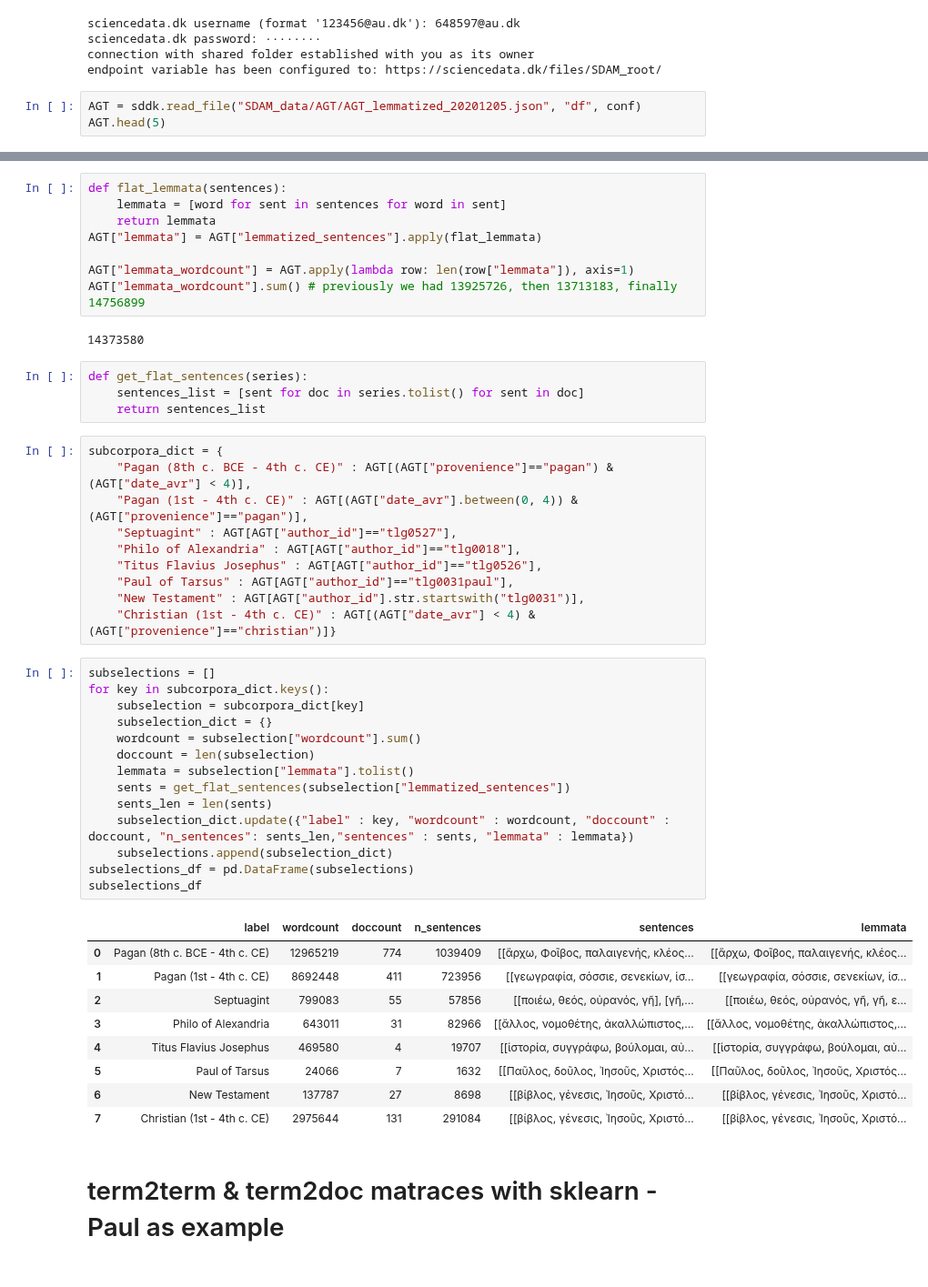
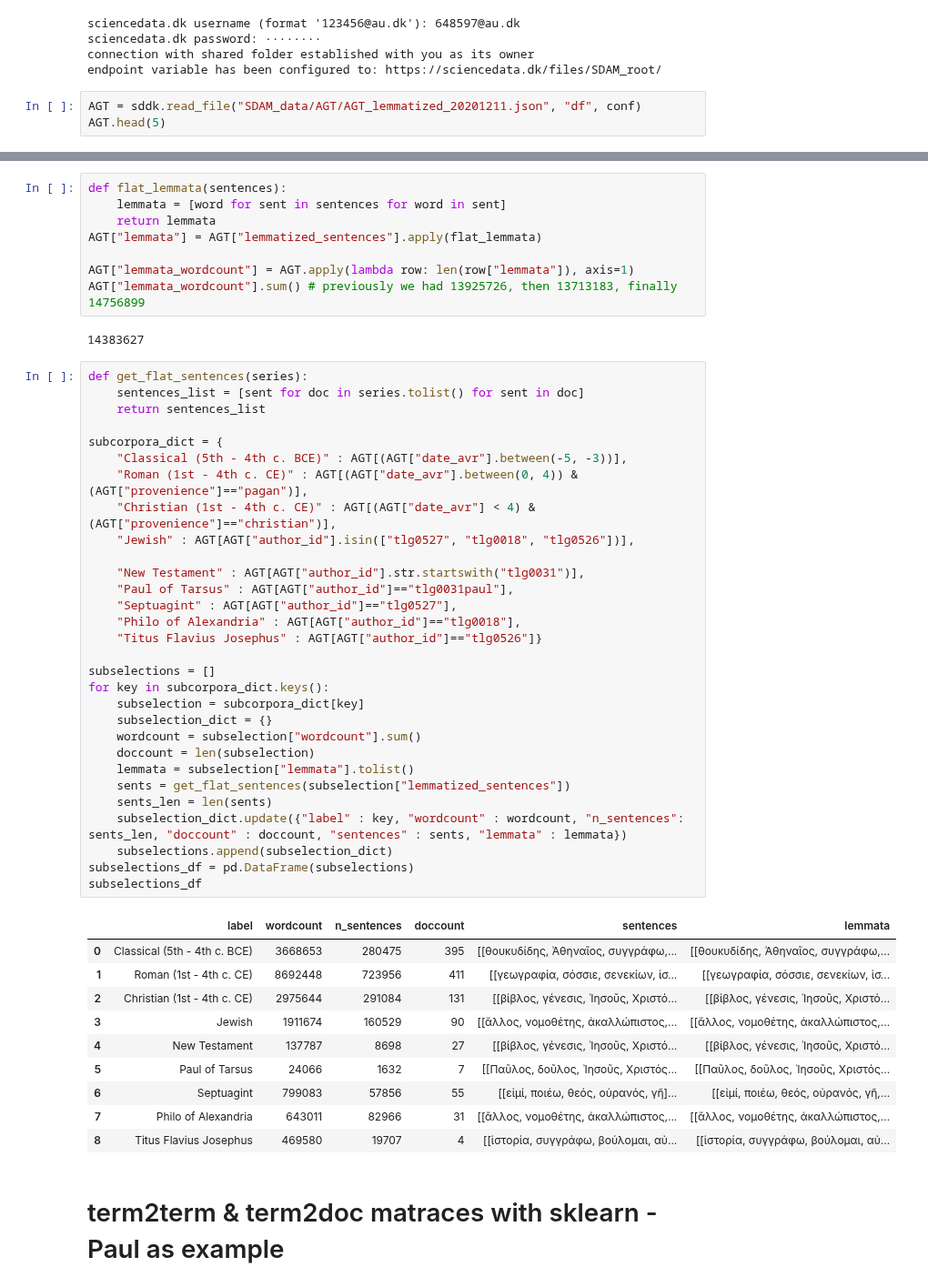
Before and after one commit to kasev/ECCE, a Jupyter notebook: scripts/NETWORKS_development.ipynb, the cells around one changed output, grey strips where cells are left out. Shown at 91% size. Saved outputs shown, nothing was run; the diff lists cells and outputs as text.

```diff
--- a/scripts/NETWORKS_development.ipynb
+++ b/scripts/NETWORKS_development.ipynb
@@ -55,7 +55,7 @@ sciencedata.dk password: ········
 connection with shared folder established with you as its owner
 endpoint variable has been configured to: https://sciencedata.dk/files/SDAM_root/
 # %%
-AGT = sddk.read_file("SDAM_data/AGT/AGT_lemmatized_20201205.json", "df", conf)
+AGT = sddk.read_file("SDAM_data/AGT/AGT_lemmatized_20201211.json", "df", conf)
 AGT.head(5)
 # %% [output]
 |  | filename | author | title | wordcount | author_id | doc_id | raw_date | date_avr | date_probs | ... |
@@ -73,45 +73,48 @@ AGT["lemmata"] = AGT["lemmatized_sentences"].apply(flat_lemmata)
 AGT["lemmata_wordcount"] = AGT.apply(lambda row: len(row["lemmata"]), axis=1)
 AGT["lemmata_wordcount"].sum() # previously we had 13925726, then 13713183, finally 14756899
 # %% [output]
-14373580
+14383627
-# %%
-def get_flat_sentences(series):
-    sentences_list = [sent for doc in series.tolist() for sent in doc]
-    return sentences_list
-# %%
-subcorpora_dict = {
-    "Pagan (8th c. BCE - 4th c. CE)" : AGT[(AGT["provenience"]=="pagan") & (AGT["date_avr"] < 4)],
-    "Pagan (1st - 4th c. CE)" : AGT[(AGT["date_avr"].between(0, 4)) & (AGT["provenience"]=="pagan")],
-    "Septuagint" : AGT[AGT["author_id"]=="tlg0527"],
-    "Philo of Alexandria" : AGT[AGT["author_id"]=="tlg0018"],
-    "Titus Flavius Josephus" : AGT[AGT["author_id"]=="tlg0526"],
-    "Paul of Tarsus" : AGT[AGT["author_id"]=="tlg0031paul"],
-    "New Testament" : AGT[AGT["author_id"].str.startswith("tlg0031")],
-    "Christian (1st - 4th c. CE)" : AGT[(AGT["date_avr"] < 4) & (AGT["provenience"]=="christian")]}
 # %%
+def get_flat_sentences(series):
+    sentences_list = [sent for doc in series.tolist() for sent in doc]
+    return sentences_list
+
+subcorpora_dict = {
+    "Classical (5th - 4th c. BCE)" : AGT[(AGT["date_avr"].between(-5, -3))],
+    "Roman (1st - 4th c. CE)" : AGT[(AGT["date_avr"].between(0, 4)) & (AGT["provenience"]=="pagan")],
+    "Christian (1st - 4th c. CE)" : AGT[(AGT["date_avr"] < 4) & (AGT["provenience"]=="christian")],
+    "Jewish" : AGT[AGT["author_id"].isin(["tlg0527", "tlg0018", "tlg0526"])],
+
+    "New Testament" : AGT[AGT["author_id"].str.startswith("tlg0031")],
+    "Paul of Tarsus" : AGT[AGT["author_id"]=="tlg0031paul"],
+    "Septuagint" : AGT[AGT["author_id"]=="tlg0527"],
+    "Philo of Alexandria" : AGT[AGT["author_id"]=="tlg0018"],
+    "Titus Flavius Josephus" : AGT[AGT["author_id"]=="tlg0526"]}
+
 subselections = []
 for key in subcorpora_dict.keys():
     subselection = subcorpora_dict[key]
     subselection_dict = {}
     wordcount = subselection["wordcount"].sum()
     doccount = len(subselection)
     lemmata = subselection["lemmata"].tolist()
     sents = get_flat_sentences(subselection["lemmatized_sentences"])
     sents_len = len(sents)
-    subselection_dict.update({"label" : key, "wordcount" : wordcount, "doccount" : doccount, "n_sentences": sents_len,"sentences" : sents, "lemmata" : lemmata})
+    subselection_dict.update({"label" : key, "wordcount" : wordcount, "n_sentences": sents_len, "doccount" : doccount, "sentences" : sents, "lemmata" : lemmata})
     subselections.append(subselection_dict)
 subselections_df = pd.DataFrame(subselections)
 subselections_df
 # %% [output]
-|  | label | wordcount | doccount | n_sentences | sentences | lemmata |
-| 0 | Pagan (8th c. BCE - 4th c. CE) | 12965219 | 774 | 1039409 | [[ἄρχω, Φοῖβος, παλαιγενής, κλέος... | [[ἄρχω, Φοῖβος, παλαιγενής, κλέος... |
-| 1 | Pagan (1st - 4th c. CE) | 8692448 | 411 | 723956 | [[γεωγραφία, σόσσιε, σενεκίων, ἱσ... | [[γεωγραφία, σόσσιε, σενεκίων, ἱσ... |
-| 2 | Septuagint | 799083 | 55 | 57856 | [[ποιέω, θεός, οὐρανός, γῆ], [γῆ,... | [[ποιέω, θεός, οὐρανός, γῆ, γῆ, ε... |
-| 3 | Philo of Alexandria | 643011 | 31 | 82966 | [[ἄλλος, νομοθέτης, ἀκαλλώπιστος,... | [[ἄλλος, νομοθέτης, ἀκαλλώπιστος,... |
-| 4 | Titus Flavius Josephus | 469580 | 4 | 19707 | [[ἱστορία, συγγράφω, βούλομαι, αὐ... | [[ἱστορία, συγγράφω, βούλομαι, αὐ... |
-| 5 | Paul of Tarsus | 24066 | 7 | 1632 | [[Παῦλος, δοῦλος, Ἰησοῦς, Χριστός... | [[Παῦλος, δοῦλος, Ἰησοῦς, Χριστός... |
-| 6 | New Testament | 137787 | 27 | 8698 | [[βίβλος, γένεσις, Ἰησοῦς, Χριστό... | [[βίβλος, γένεσις, Ἰησοῦς, Χριστό... |
-| 7 | Christian (1st - 4th c. CE) | 2975644 | 131 | 291084 | [[βίβλος, γένεσις, Ἰησοῦς, Χριστό... | [[βίβλος, γένεσις, Ἰησοῦς, Χριστό... |
+|  | label | wordcount | n_sentences | doccount | sentences | lemmata |
+| 0 | Classical (5th - 4th c. BCE) | 3668653 | 280475 | 395 | [[θουκυδίδης, Ἀθηναῖος, συγγράφω,... | [[θουκυδίδης, Ἀθηναῖος, συγγράφω,... |
+| 1 | Roman (1st - 4th c. CE) | 8692448 | 723956 | 411 | [[γεωγραφία, σόσσιε, σενεκίων, ἱσ... | [[γεωγραφία, σόσσιε, σενεκίων, ἱσ... |
+| 2 | Christian (1st - 4th c. CE) | 2975644 | 291084 | 131 | [[βίβλος, γένεσις, Ἰησοῦς, Χριστό... | [[βίβλος, γένεσις, Ἰησοῦς, Χριστό... |
+| 3 | Jewish | 1911674 | 160529 | 90 | [[ἄλλος, νομοθέτης, ἀκαλλώπιστος,... | [[ἄλλος, νομοθέτης, ἀκαλλώπιστος,... |
+| 4 | New Testament | 137787 | 8698 | 27 | [[βίβλος, γένεσις, Ἰησοῦς, Χριστό... | [[βίβλος, γένεσις, Ἰησοῦς, Χριστό... |
+| 5 | Paul of Tarsus | 24066 | 1632 | 7 | [[Παῦλος, δοῦλος, Ἰησοῦς, Χριστός... | [[Παῦλος, δοῦλος, Ἰησοῦς, Χριστός... |
+| 6 | Septuagint | 799083 | 57856 | 55 | [[εἰμί, ποιέω, θεός, οὐρανός, γῆ]... | [[εἰμί, ποιέω, θεός, οὐρανός, γῆ,... |
+| 7 | Philo of Alexandria | 643011 | 82966 | 31 | [[ἄλλος, νομοθέτης, ἀκαλλώπιστος,... | [[ἄλλος, νομοθέτης, ἀκαλλώπιστος,... |
+| 8 | Titus Flavius Josephus | 469580 | 19707 | 4 | [[ἱστορία, συγγράφω, βούλομαι, αὐ... | [[ἱστορία, συγγράφω, βούλομαι, αὐ... |
 # %% [markdown]
 # term2term & term2doc matraces with sklearn - Paul as example
 # %%
```
Also changed, not shown: parts of 22 cells of this notebook, 4 other files.
